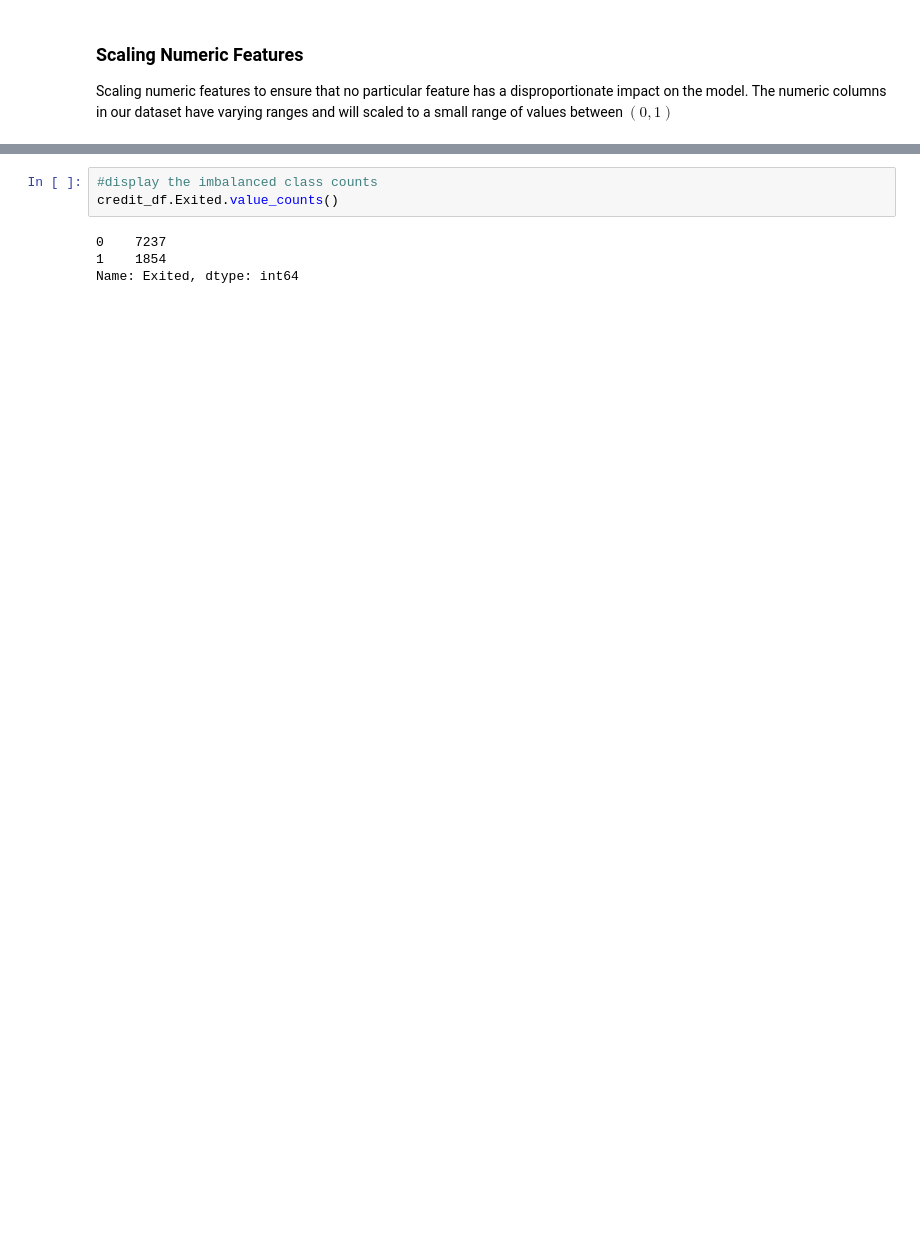
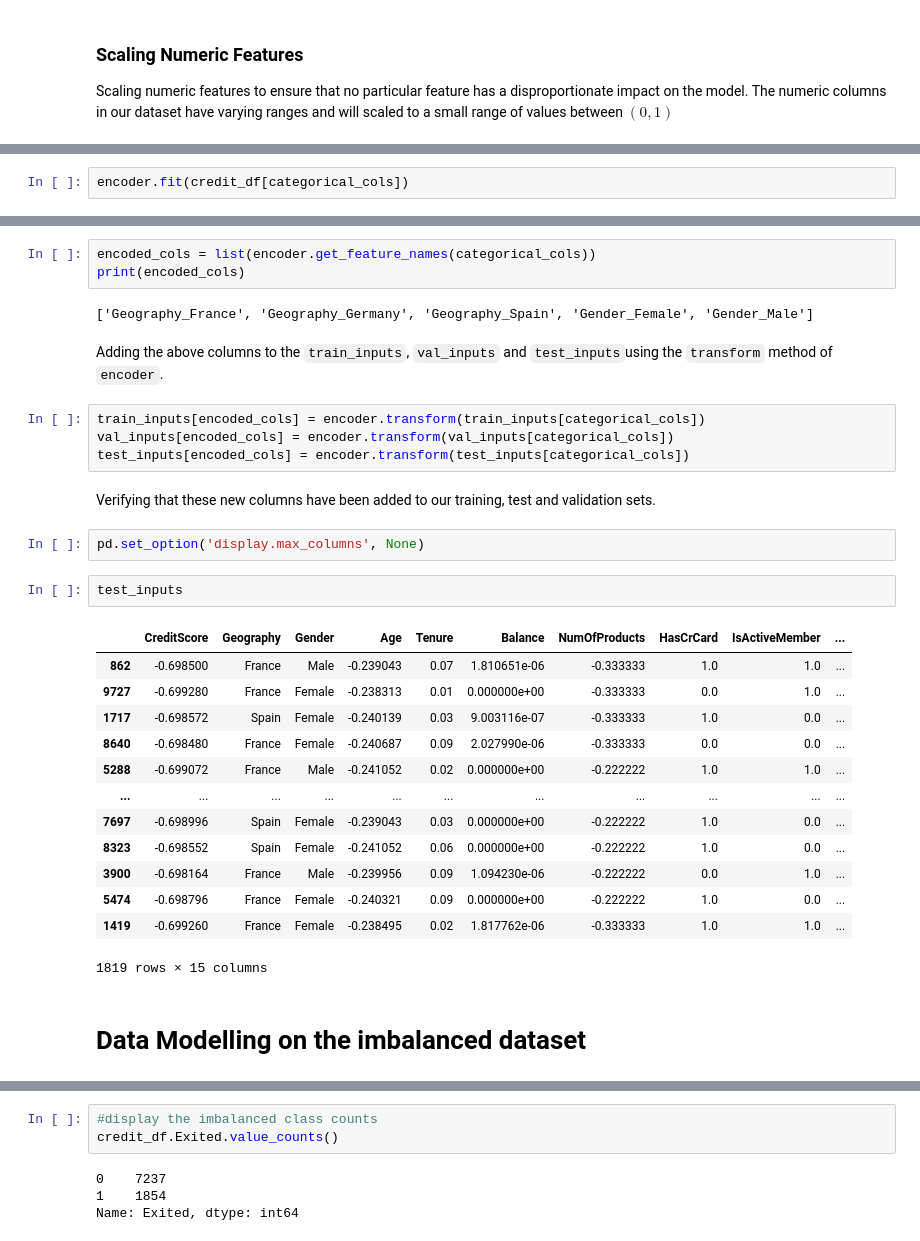
Before and after one commit to hwnjoroge/Projects, a Jupyter notebook: Imbalanced_Classification_Project.ipynb, the cells around one changed output, grey strips where cells are left out. Drawn from its saved outputs; the diff is of its cells as text; blank space fills up the shorter version.

```diff
--- a/Imbalanced_Classification_Project.ipynb
+++ b/Imbalanced_Classification_Project.ipynb
@@ -324,0 +312,2 @@ MinMaxScaler(copy=True, feature_range=(0, 1))
+# %%
+encoder.fit(credit_df[categorical_cols])
@@ -324,0 +326,33 @@ MinMaxScaler(copy=True, feature_range=(0, 1))
+# %%
+encoded_cols = list(encoder.get_feature_names(categorical_cols))
+print(encoded_cols)
+# %% [output]
+['Geography_France', 'Geography_Germany', 'Geography_Spain', 'Gender_Female', 'Gender_Male']
+# %% [markdown]
+Adding the above columns to the `train_inputs`, `val_inputs` and `test_inputs`using the `transform` method of `encoder`.
+# %%
+train_inputs[encoded_cols] = encoder.transform(train_inputs[categorical_cols])
+val_inputs[encoded_cols] = encoder.transform(val_inputs[categorical_cols])
+test_inputs[encoded_cols] = encoder.transform(test_inputs[categorical_cols])
+# %% [markdown]
+Verifying that these new columns have been added to our training, test and validation sets.
+# %%
+pd.set_option('display.max_columns', None)
+# %%
+test_inputs
+# %% [output]
+|  | CreditScore | Geography | Gender | Age | Tenure | Balance | NumOfProducts | HasCrCard | IsActiveMember | ... |
+| 862 | -0.698500 | France | Male | -0.239043 | 0.07 | 1.810651e-06 | -0.333333 | 1.0 | 1.0 | ... |
+| 9727 | -0.699280 | France | Female | -0.238313 | 0.01 | 0.000000e+00 | -0.333333 | 0.0 | 1.0 | ... |
+| 1717 | -0.698572 | Spain | Female | -0.240139 | 0.03 | 9.003116e-07 | -0.333333 | 1.0 | 0.0 | ... |
+| 8640 | -0.698480 | France | Female | -0.240687 | 0.09 | 2.027990e-06 | -0.333333 | 0.0 | 0.0 | ... |
+| 5288 | -0.699072 | France | Male | -0.241052 | 0.02 | 0.000000e+00 | -0.222222 | 1.0 | 1.0 | ... |
+| ... | ... | ... | ... | ... | ... | ... | ... | ... | ... | ... |
+| 7697 | -0.698996 | Spain | Female | -0.239043 | 0.03 | 0.000000e+00 | -0.222222 | 1.0 | 0.0 | ... |
+| 8323 | -0.698552 | Spain | Female | -0.241052 | 0.06 | 0.000000e+00 | -0.222222 | 1.0 | 0.0 | ... |
+| 3900 | -0.698164 | France | Male | -0.239956 | 0.09 | 1.094230e-06 | -0.222222 | 0.0 | 1.0 | ... |
+| 5474 | -0.698796 | France | Female | -0.240321 | 0.09 | 0.000000e+00 | -0.222222 | 1.0 | 0.0 | ... |
+| 1419 | -0.699260 | France | Female | -0.238495 | 0.02 | 1.817762e-06 | -0.333333 | 1.0 | 1.0 | ... |
+1819 rows × 15 columns
+# %% [markdown]
+# Data Modelling on the imbalanced dataset
```
Also changed, not shown: parts of 219 cells of this notebook.
